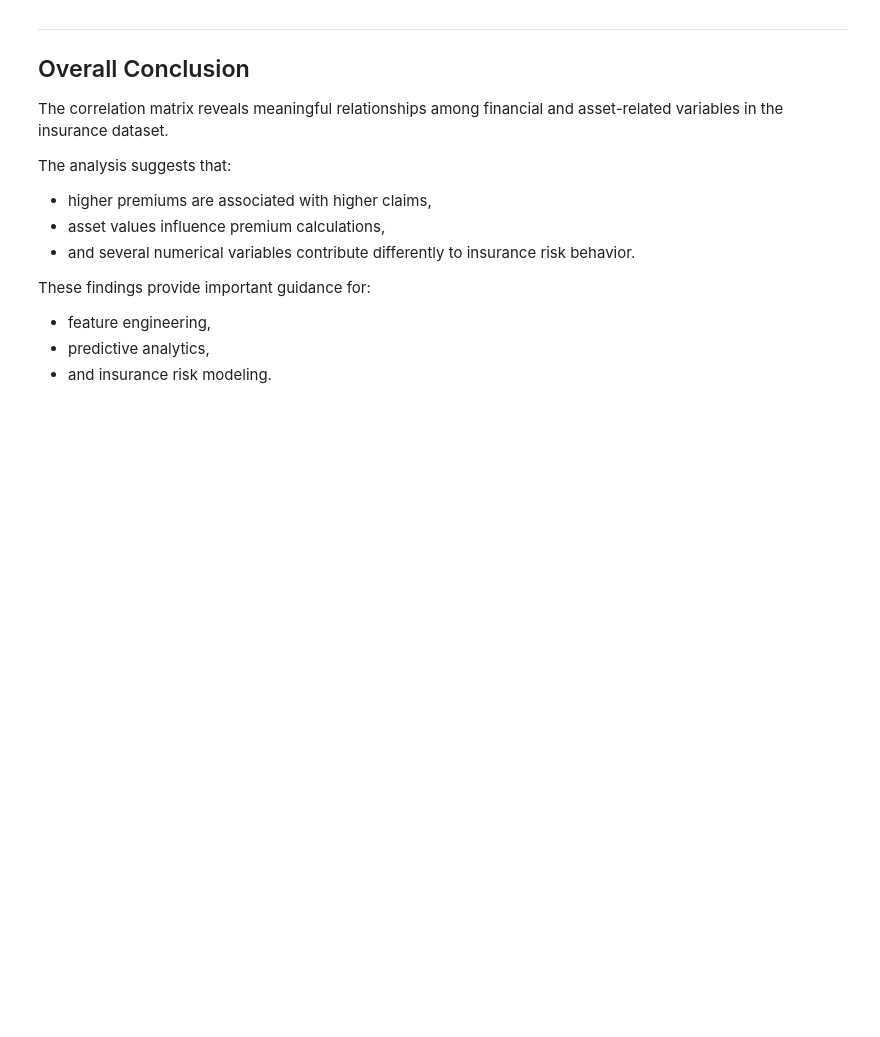
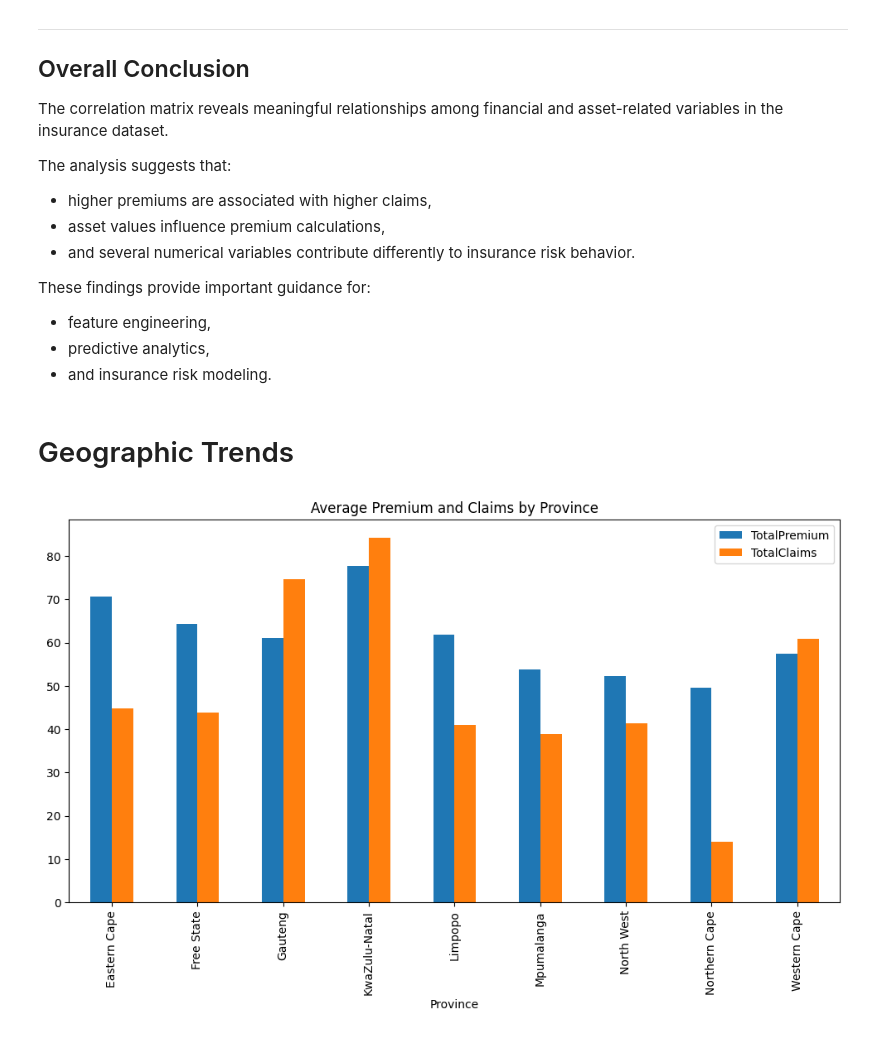
Before and after one commit to yenguandroid/Insurance-risk-analytics, a Jupyter notebook: notebooks/task1_eda.ipynb, the cells around one changed output. Saved outputs shown, nothing was run; the diff lists cells and outputs as text; code cells hidden in the pictures; blank space fills up the shorter version.

Commit message:
Implement geographic and multivariate visualizations

```diff
--- a/notebooks/task1_eda.ipynb
+++ b/notebooks/task1_eda.ipynb
@@ -647,3 +647,17 @@ These findings provide important guidance for:
 - feature engineering,
 - predictive analytics,
 - and insurance risk modeling.
+# %% [markdown]
+# Geographic Trends
+# %%
+# Province Analysis
+province_analysis = df.groupby("Province")[[
+    "TotalPremium",
+    "TotalClaims"
+]].mean()
+
+province_analysis.plot(kind="bar", figsize=(12,6))
+plt.title("Average Premium and Claims by Province")
+plt.show()
+# %% [output]
+[figure, added]
```
Also changed, not shown: parts of 3 cells of this notebook.
